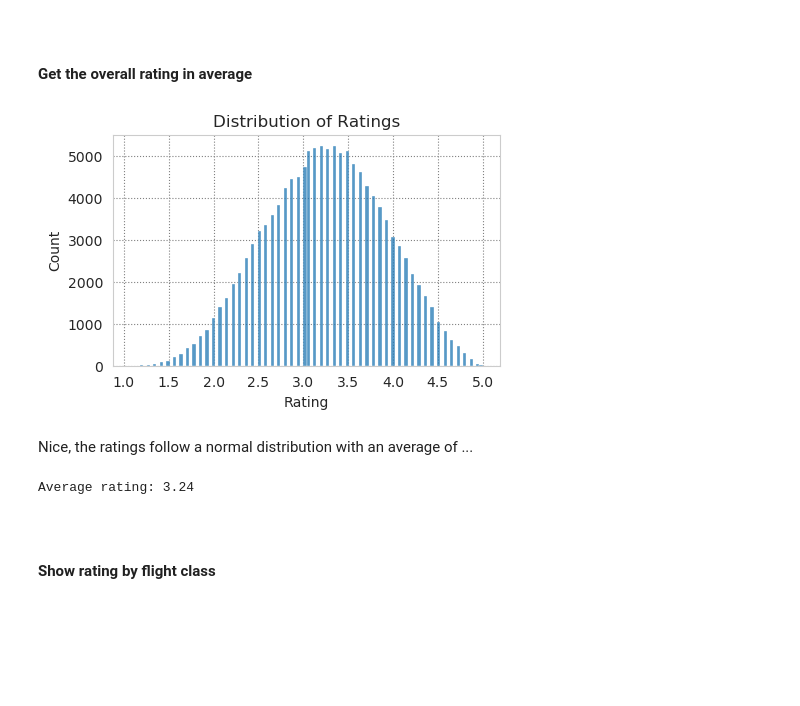
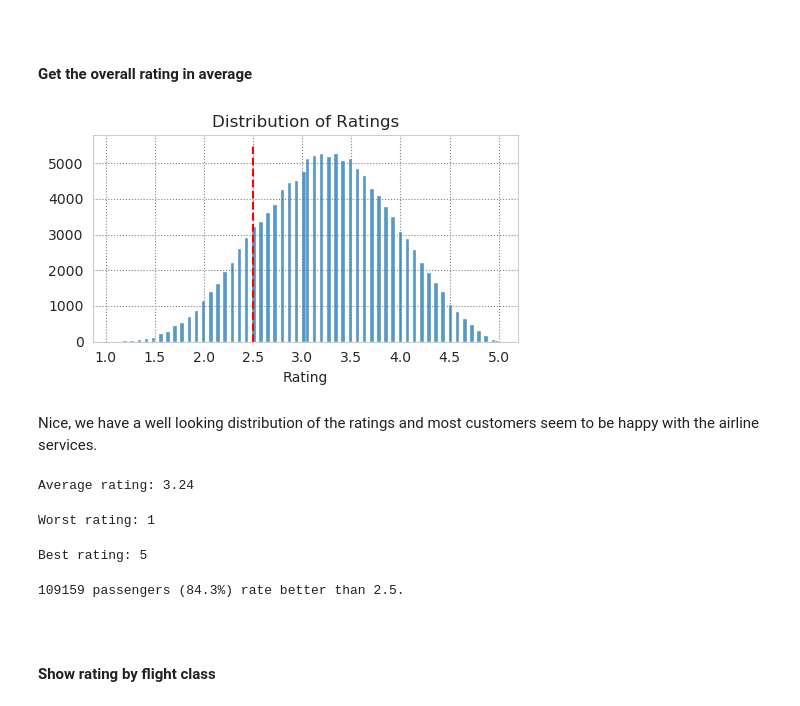
Before and after one commit to lukwies/Airline-Passenger-Satisfaction, a Jupyter notebook: notebooks/exploring.ipynb, the cells around one changed output. Cells and saved outputs as stored; diff of their text form; code cells hidden in the pictures; blank space fills up the shorter version.

```diff
--- a/notebooks/exploring.ipynb
+++ b/notebooks/exploring.ipynb
@@ -201,16 +207,32 @@ plt.show()
 #### Get the overall rating in average
 # %%
 fig,ax = plt.subplots(figsize=(5,3))
-sns.histplot(data['rating_avg'], ax=ax).set(title='Distribution of Ratings', xlabel='Rating')
+sns.histplot(data['rating_avg'], ax=ax).set(title='Distribution of Ratings', xlabel='Rating', ylabel='')
+ax.plot([2.5,2.5], [0,5500], linestyle='dashed', color='red')
+plt.tight_layout()
+plt.savefig('../plots/rating_distribution_2.png', dpi=300)
 plt.show()
 # %% [output]
-[figure, old version]
+[figure, new version]
 # %% [markdown]
-Nice, the ratings follow a normal distribution with an average of ...
+Nice, we have a well looking distribution of the ratings and most customers seem to be happy with the airline services.
 # %%
 print(f"Average rating: {round(data['rating_avg'].mean(),2)}")
 # %% [output]
 Average rating: 3.24
+# %%
+print(f"Worst rating: {round(data['rating_avg'].min())}")
+# %% [output]
+Worst rating: 1
+# %%
+print(f"Best rating: {round(data['rating_avg'].max())}")
+# %% [output]
+Best rating: 5
+# %%
+n = len(data[data['rating_avg'] > 2.5])
+print(f"{n} passengers ({round((100/len(data))*n,1)}%) rate better than 2.5.")
+# %% [output]
+109159 passengers (84.3%) rate better than 2.5.
 # %% [markdown]
 <br>
 
```
Also changed, not shown: parts of 6 cells of this notebook.
